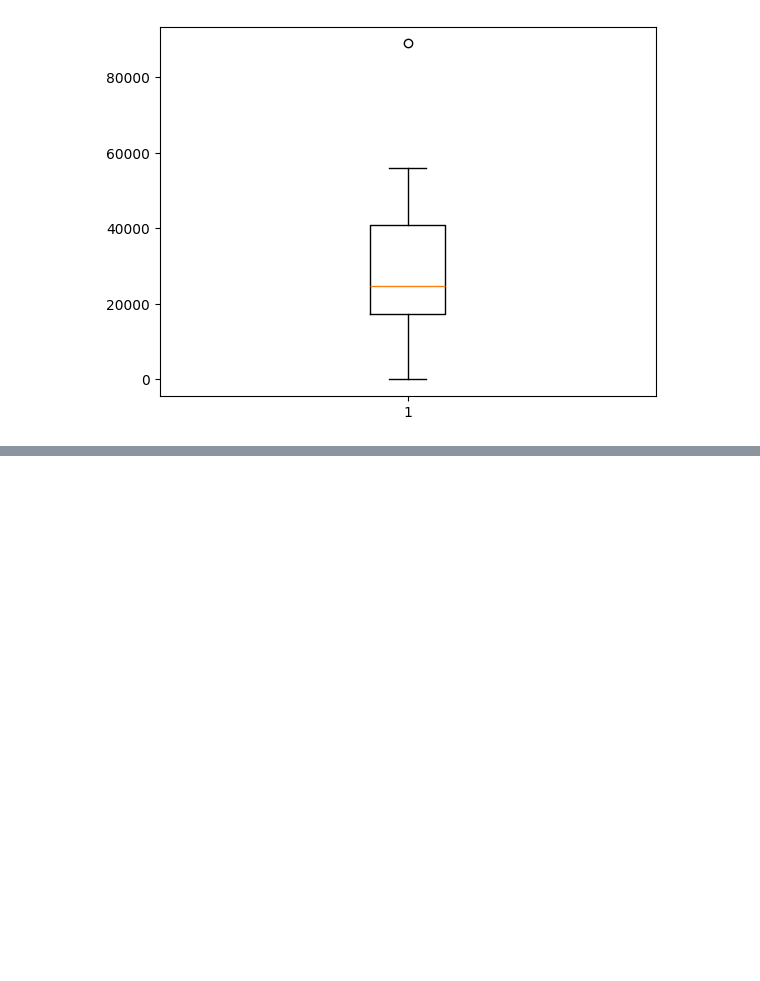
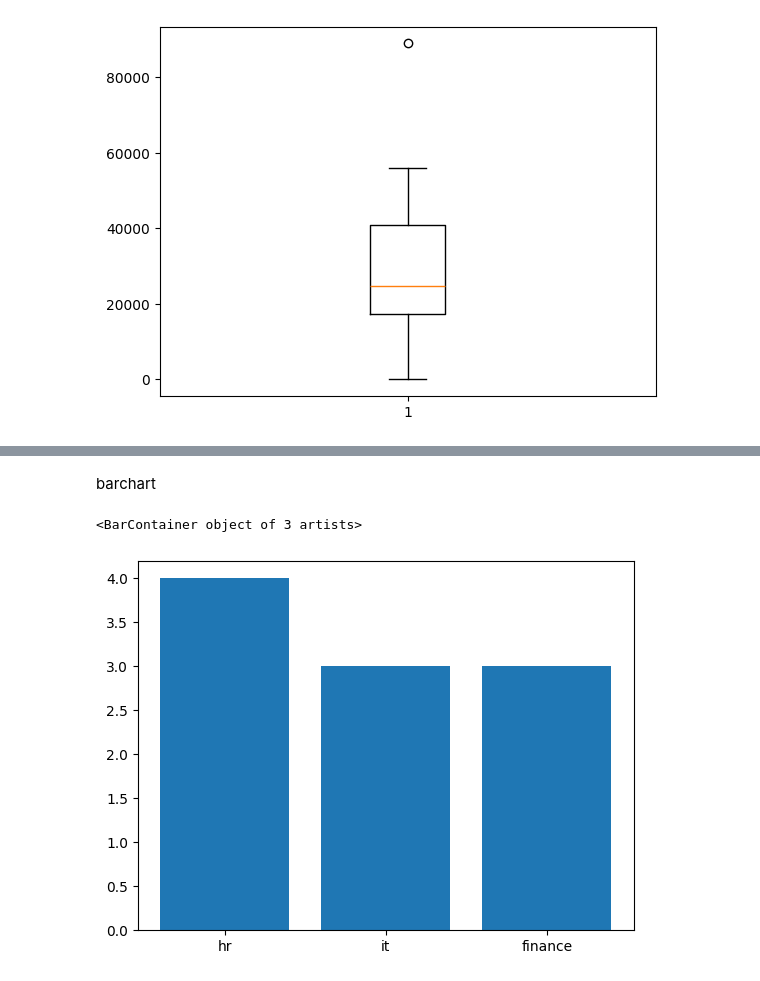
Before and after one commit to ENUKOLUnaga/python_programs1, a Jupyter notebook: matplot/Practice_matplot.ipynb, the cells around one changed output, grey strips where cells are left out. Drawn from its saved outputs; the diff is of its cells as text; code cells hidden in the pictures; blank space fills up the shorter version.

```diff
--- a/matplot/Practice_matplot.ipynb
+++ b/matplot/Practice_matplot.ipynb
@@ -95,0 +201,7 @@ plt.boxplot(df['salary'])
+# %% [markdown]
+barchart
+# %%
+plt.bar(count.index,count)
+# %% [output]
+<BarContainer object of 3 artists>
+[figure, added]
```
Also changed, not shown: parts of 45 cells of this notebook, 5 other files.
